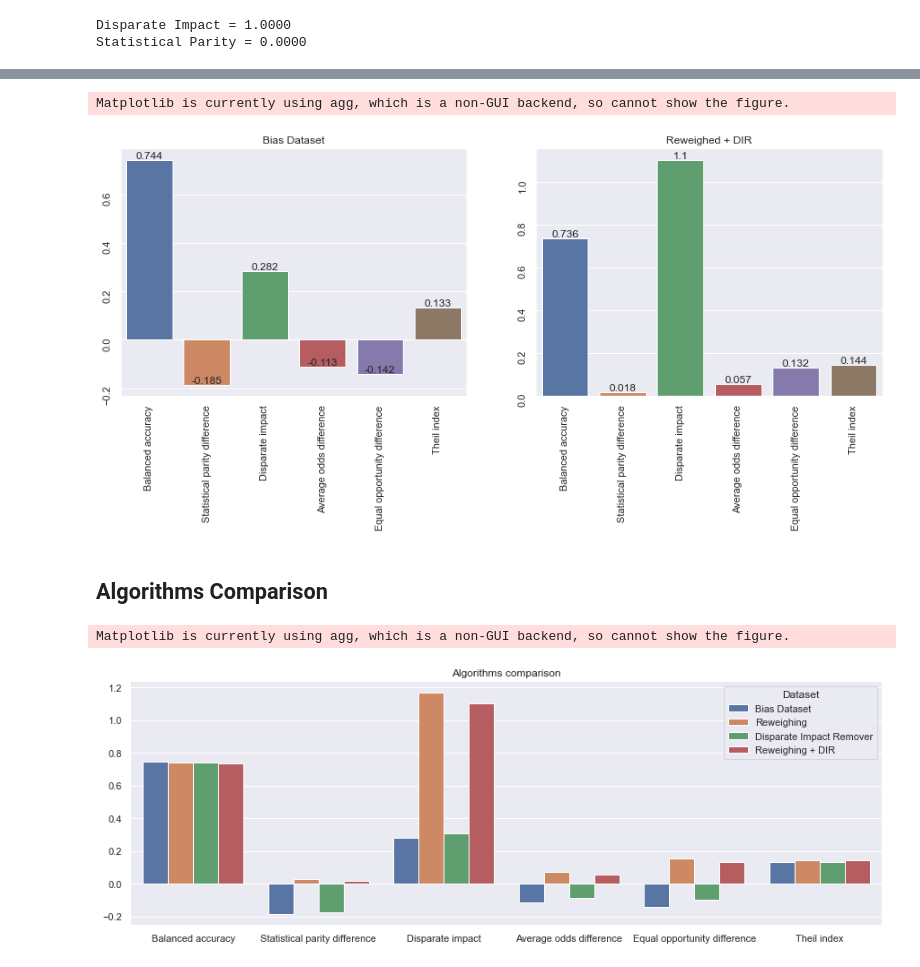
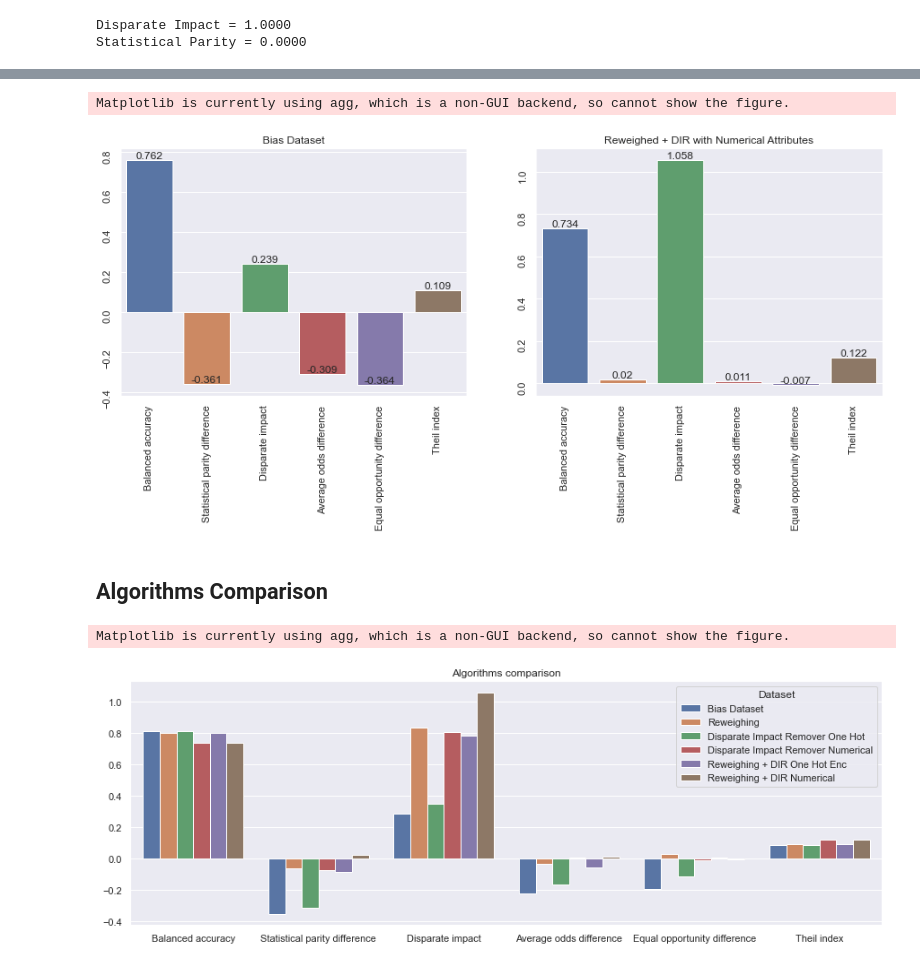
Before and after one commit to giordanoDaloisio/bias-mitigation-methods, a Jupyter notebook: Adult.ipynb, the cells around one changed output, grey strips where cells are left out. Drawn from its saved outputs; the diff is of its cells as text; code cells hidden in the pictures.

```diff
--- a/Adult.ipynb
+++ b/Adult.ipynb
@@ -602,0 +695,6 @@ Matplotlib is currently using agg, which is a non-GUI backend, so cannot show th
+# %%
+rw_dir_enc = dir_data.copy()
+rw = Reweighing(unprivileged_group, privileged_group)
+rw_dir_enc = rw.fit_transform(rw_dir_enc)
+sns.violinplot(data=rw_dir_enc.instance_weights)
+plt.show()
@@ -602,0 +709,3 @@ Matplotlib is currently using agg, which is a non-GUI backend, so cannot show th
+# %%
+rw_dir_enc_score = classify(make_pipeline(StandardScaler(), LogisticRegression(class_weight='balanced', solver='liblinear')),
+                            rw_dir_enc, sensitive_attributes=['sex'])
@@ -602,0 +728,6 @@ Matplotlib is currently using agg, which is a non-GUI backend, so cannot show th
+# %%
+rw_dir_data = df_dir.copy()
+rw = Reweighing(unprivileged_group, privileged_group)
+rw_dir_data = rw.fit_transform(rw_dir_data)
+sns.violinplot(data= rw_dir_data.instance_weights)
+plt.show()
@@ -610,3 +742,4 @@ Statistical Parity = 0.0000
 # %%
-rw_dir_score = classify_dir(make_pipeline(StandardScaler(), LogisticRegression()), rw_dir_data)
+rw_dir_score = classify(make_pipeline(StandardScaler(), LogisticRegression(class_weight='balanced', solver='liblinear')),
+                        rw_dir_data, sensitive_attributes=['sex'])
 # %% [output]
@@ -634,19 +753,21 @@ Theil index: 0.1439
 # %%
-plot_metrics_comparison(class_metrics, rw_dir_score, 'Bias Dataset', 'Reweighed + DIR')
+plot_metrics_comparison(df_ord_class, rw_dir_score, 'Bias Dataset', 'Reweighed + DIR with Numerical Attributes')
 plt.show()
 # %% [output]
 Matplotlib is currently using agg, which is a non-GUI backend, so cannot show the figure.
-[figure, old version]
+[figure, new version]
 # %% [markdown]
 ## Algorithms Comparison
 # %%
 plot_syntesis(merge_datasets({
     'Bias Dataset': class_metrics,
     'Reweighing': rw_class,
-    'Disparate Impact Remover': dir_class,
-    'Reweighing + DIR': rw_dir_score
+    'Disparate Impact Remover One Hot': dir_class,
+    'Disparate Impact Remover Numerical': dir_ord_class,
+    'Reweighing + DIR One Hot Enc': rw_dir_enc_score,
+    'Reweighing + DIR Numerical': rw_dir_score
 }), 'Algorithms comparison')
 plt.show()
 # %% [output]
 Matplotlib is currently using agg, which is a non-GUI backend, so cannot show the figure.
-[figure, old version]
+[figure, new version]
```
Also changed, not shown: parts of 49 cells of this notebook, 2 other files.
